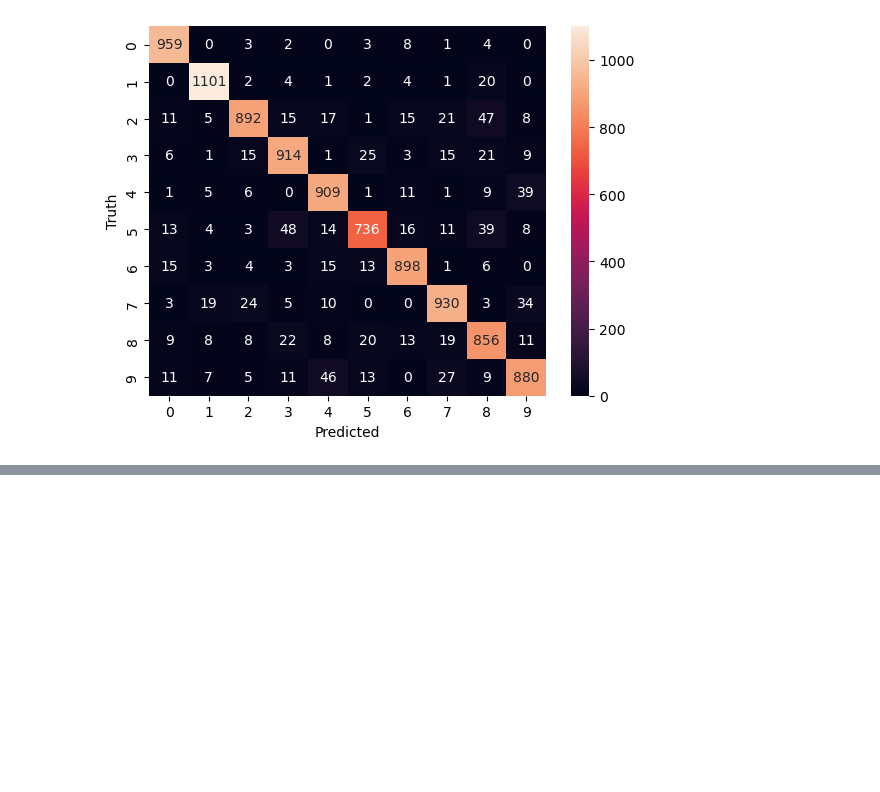
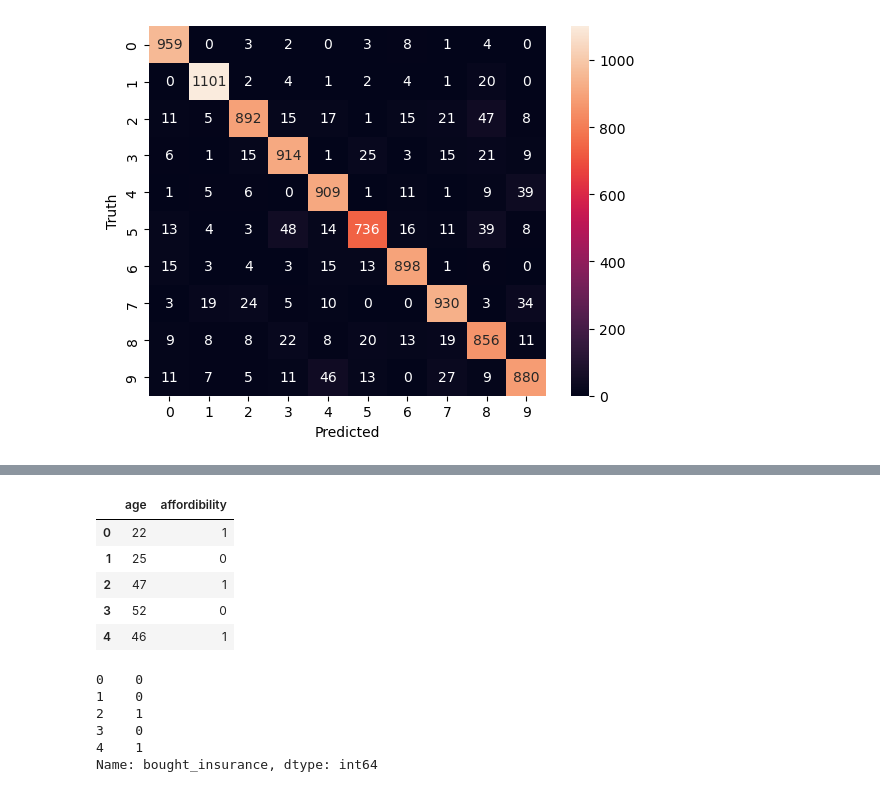
Before and after one commit to Poseidon0070/Deep-Learning, a Jupyter notebook: Intro.ipynb, the cells around one changed output, grey strips where cells are left out. Cells and saved outputs as stored; diff of their text form; code cells hidden in the pictures; blank space fills up the shorter version.

```diff
--- a/Intro.ipynb
+++ b/Intro.ipynb
@@ -128,0 +186,20 @@ Text(50.722222222222214, 0.5, 'Truth')
+# %%
+x = df.iloc[:,:-1]
+x.head(5)
+# %% [output]
+|  | age | affordibility |
+| 0 | 22 | 1 |
+| 1 | 25 | 0 |
+| 2 | 47 | 1 |
+| 3 | 52 | 0 |
+| 4 | 46 | 1 |
+# %%
+y = df.iloc[:,-1]
+y.head(5)
+# %% [output]
+0    0
+1    0
+2    1
+3    0
+4    1
+Name: bought_insurance, dtype: int64
```
Also changed, not shown: parts of 7 cells of this notebook, 2 other files.
